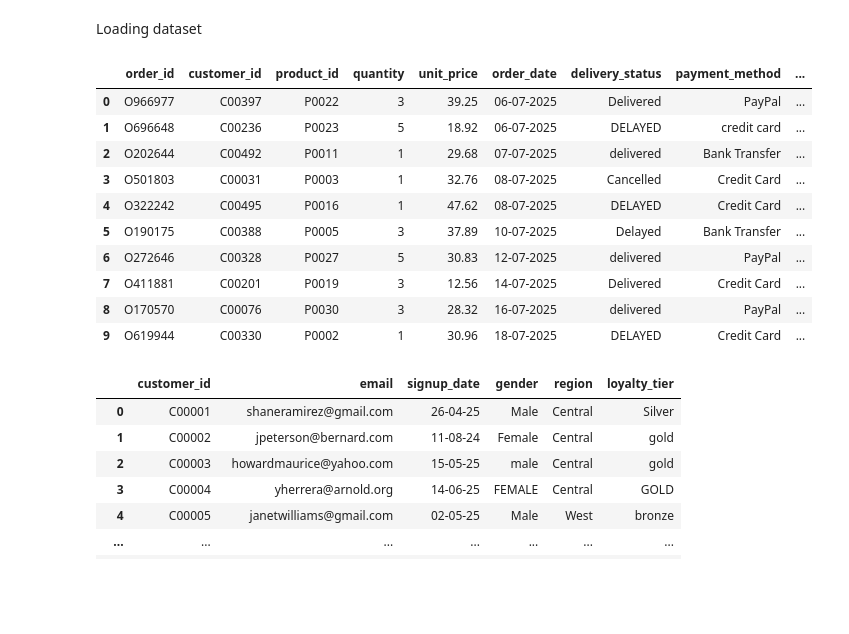
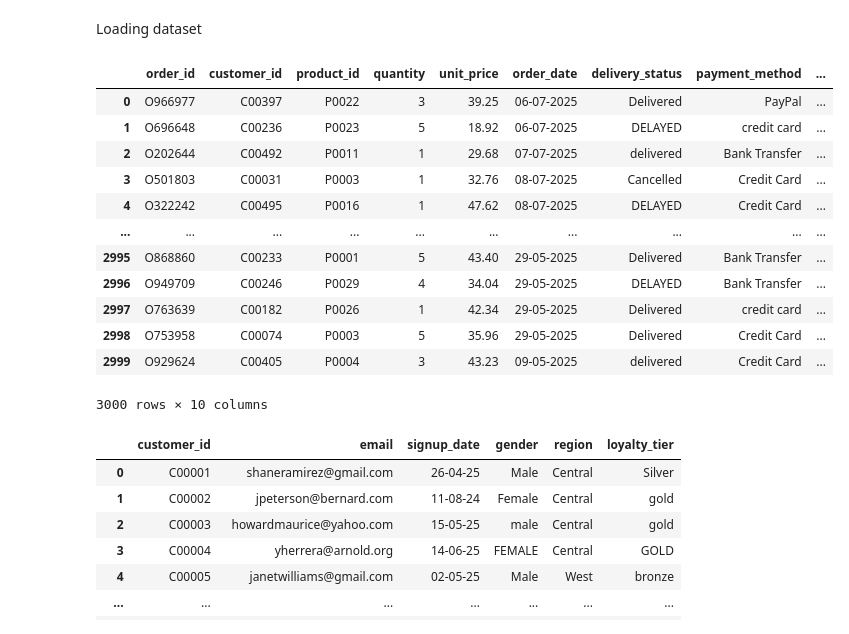
Before and after one commit to Augustine-cudjoe/Sales-Customer-Behaviour-Insights, a Jupyter notebook: sales_project_dataset.ipynb, the cells around one changed output. Drawn from its saved outputs; the diff is of its cells as text; code cells hidden in the pictures; blank space fills up the shorter version.

```diff
--- a/sales_project_dataset.ipynb
+++ b/sales_project_dataset.ipynb
@@ -6,18 +9,20 @@ import numpy as np
 # %%
 sales_data = pd.read_csv('sales_data.csv')
-sales_data.head(10)
+sales_data
 # %% [output]
 |  | order_id | customer_id | product_id | quantity | unit_price | order_date | delivery_status | payment_method | ... |
 | 0 | O966977 | C00397 | P0022 | 3 | 39.25 | 06-07-2025 | Delivered | PayPal | ... |
 | 1 | O696648 | C00236 | P0023 | 5 | 18.92 | 06-07-2025 | DELAYED | credit card | ... |
 | 2 | O202644 | C00492 | P0011 | 1 | 29.68 | 07-07-2025 | delivered | Bank Transfer | ... |
 | 3 | O501803 | C00031 | P0003 | 1 | 32.76 | 08-07-2025 | Cancelled | Credit Card | ... |
 | 4 | O322242 | C00495 | P0016 | 1 | 47.62 | 08-07-2025 | DELAYED | Credit Card | ... |
-| 5 | O190175 | C00388 | P0005 | 3 | 37.89 | 10-07-2025 | Delayed | Bank Transfer | ... |
-| 6 | O272646 | C00328 | P0027 | 5 | 30.83 | 12-07-2025 | delivered | PayPal | ... |
-| 7 | O411881 | C00201 | P0019 | 3 | 12.56 | 14-07-2025 | Delivered | Credit Card | ... |
-| 8 | O170570 | C00076 | P0030 | 3 | 28.32 | 16-07-2025 | delivered | PayPal | ... |
-| 9 | O619944 | C00330 | P0002 | 1 | 30.96 | 18-07-2025 | DELAYED | Credit Card | ... |
+| ... | ... | ... | ... | ... | ... | ... | ... | ... | ... |
+| 2995 | O868860 | C00233 | P0001 | 5 | 43.40 | 29-05-2025 | Delivered | Bank Transfer | ... |
+| 2996 | O949709 | C00246 | P0029 | 4 | 34.04 | 29-05-2025 | DELAYED | Bank Transfer | ... |
+| 2997 | O763639 | C00182 | P0026 | 1 | 42.34 | 29-05-2025 | Delivered | credit card | ... |
+| 2998 | O753958 | C00074 | P0003 | 5 | 35.96 | 29-05-2025 | Delivered | Credit Card | ... |
+| 2999 | O929624 | C00405 | P0004 | 3 | 43.23 | 09-05-2025 | delivered | Credit Card | ... |
+3000 rows × 10 columns
 # %%
 
 customer_data = pd.read_csv('customer_info.csv')
```
Also changed, not shown: parts of 85 cells of this notebook, 6 other files.
